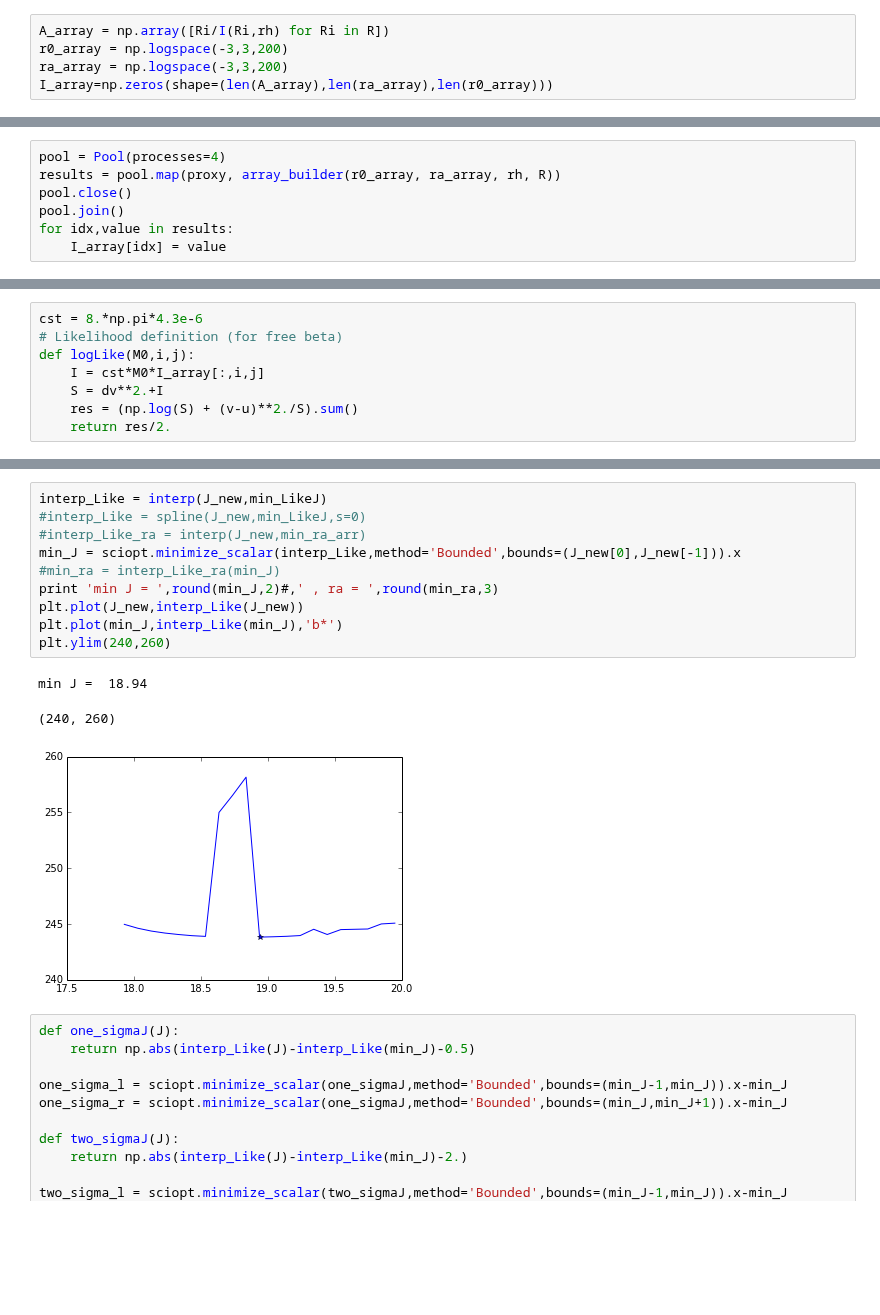
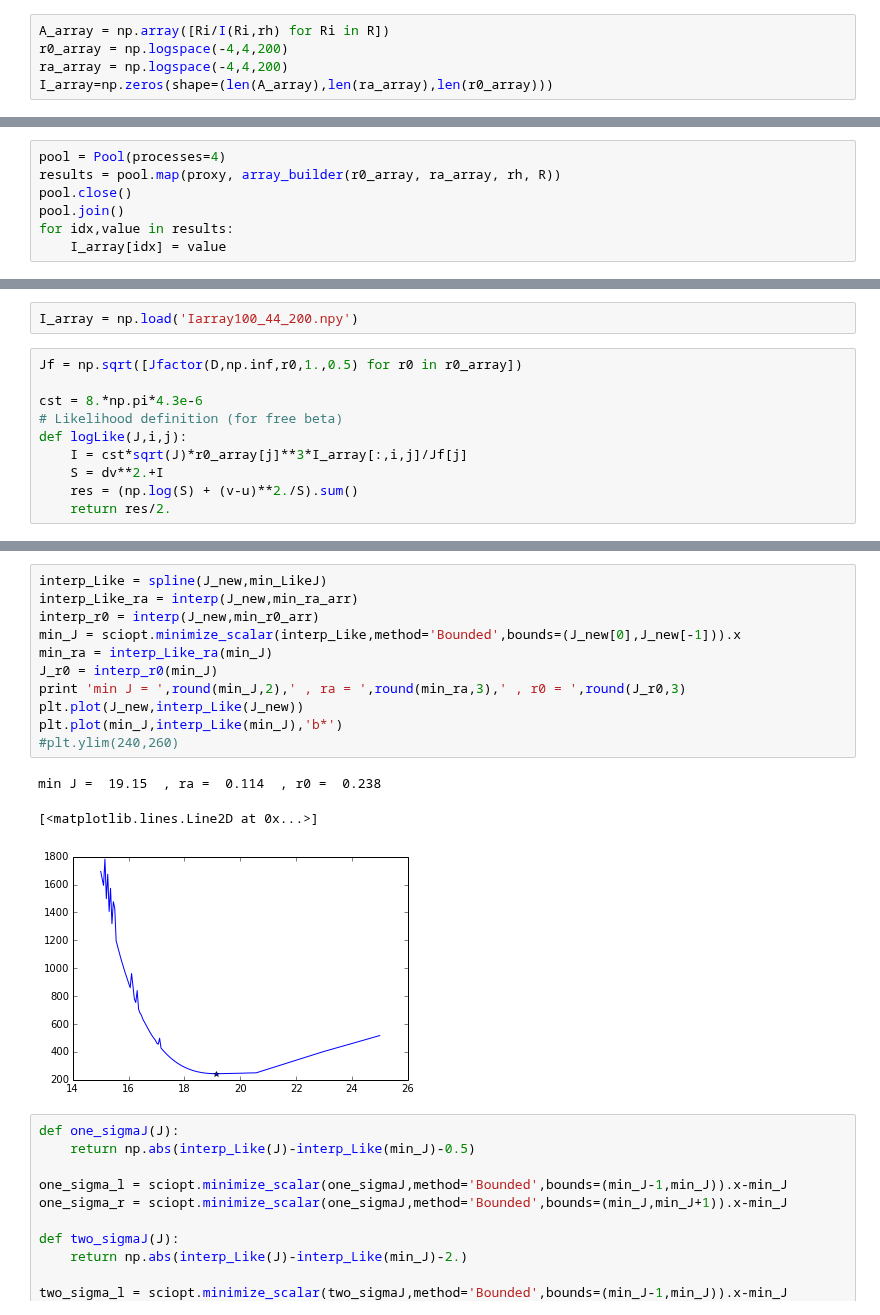
Before and after one commit to achiappo/FRESKA, a Jupyter notebook: simulationOM.ipynb, the cells around one changed output, grey strips where cells are left out. Saved outputs shown, nothing was run; the diff lists cells and outputs as text; blank space fills up the shorter version.

```diff
--- a/simulationOM.ipynb
+++ b/simulationOM.ipynb
@@ -82,8 +82,8 @@ rh=0.1
 nstars=np.size(R)
 # %%
 A_array = np.array([Ri/I(Ri,rh) for Ri in R])
-r0_array = np.logspace(-3,3,200)
-ra_array = np.logspace(-3,3,200)
+r0_array = np.logspace(-4,4,200)
+ra_array = np.logspace(-4,4,200)
 I_array=np.zeros(shape=(len(A_array),len(ra_array),len(r0_array)))
 # %%
 def array_builder(r0_array, ra_array, rh, R_array):
@@ -107,8 +104,12 @@ I_array = np.load('Iarray100_33_200.npy')
+# %%
+I_array = np.load('Iarray100_44_200.npy')
 # %%
+Jf = np.sqrt([Jfactor(D,np.inf,r0,1.,0.5) for r0 in r0_array])
+
 cst = 8.*np.pi*4.3e-6
 # Likelihood definition (for free beta)
-def logLike(M0,i,j):
-    I = cst*M0*I_array[:,i,j]
+def logLike(J,i,j):
+    I = cst*sqrt(J)*r0_array[j]**3*I_array[:,i,j]/Jf[j]
     S = dv**2.+I
     res = (np.log(S) + (v-u)**2./S).sum()
     return res/2.
@@ -187,17 +179,18 @@ for J in J_array:                                                # scan over an
 # %%
-interp_Like = interp(J_new,min_LikeJ)
-#interp_Like = spline(J_new,min_LikeJ,s=0)
-#interp_Like_ra = interp(J_new,min_ra_arr)
+interp_Like = spline(J_new,min_LikeJ)
+interp_Like_ra = interp(J_new,min_ra_arr)
+interp_r0 = interp(J_new,min_r0_arr)
 min_J = sciopt.minimize_scalar(interp_Like,method='Bounded',bounds=(J_new[0],J_new[-1])).x
-#min_ra = interp_Like_ra(min_J)
-print 'min J = ',round(min_J,2)#,' , ra = ',round(min_ra,3)
+min_ra = interp_Like_ra(min_J)
+J_r0 = interp_r0(min_J)
+print 'min J = ',round(min_J,2),' , ra = ',round(min_ra,3),' , r0 = ',round(J_r0,3)
 plt.plot(J_new,interp_Like(J_new))
 plt.plot(min_J,interp_Like(min_J),'b*')
-plt.ylim(240,260)
+#plt.ylim(240,260)
 # %% [output]
-min J =  18.94
+min J =  19.15  , ra =  0.114  , r0 =  0.238
-(240, 260)
+[<matplotlib.lines.Line2D at 0x...>]
-[figure, old version]
+[figure, new version]
 # %%
 def one_sigmaJ(J):
     return np.abs(interp_Like(J)-interp_Like(min_J)-0.5)
```
Also changed, not shown: parts of 10 cells of this notebook.
